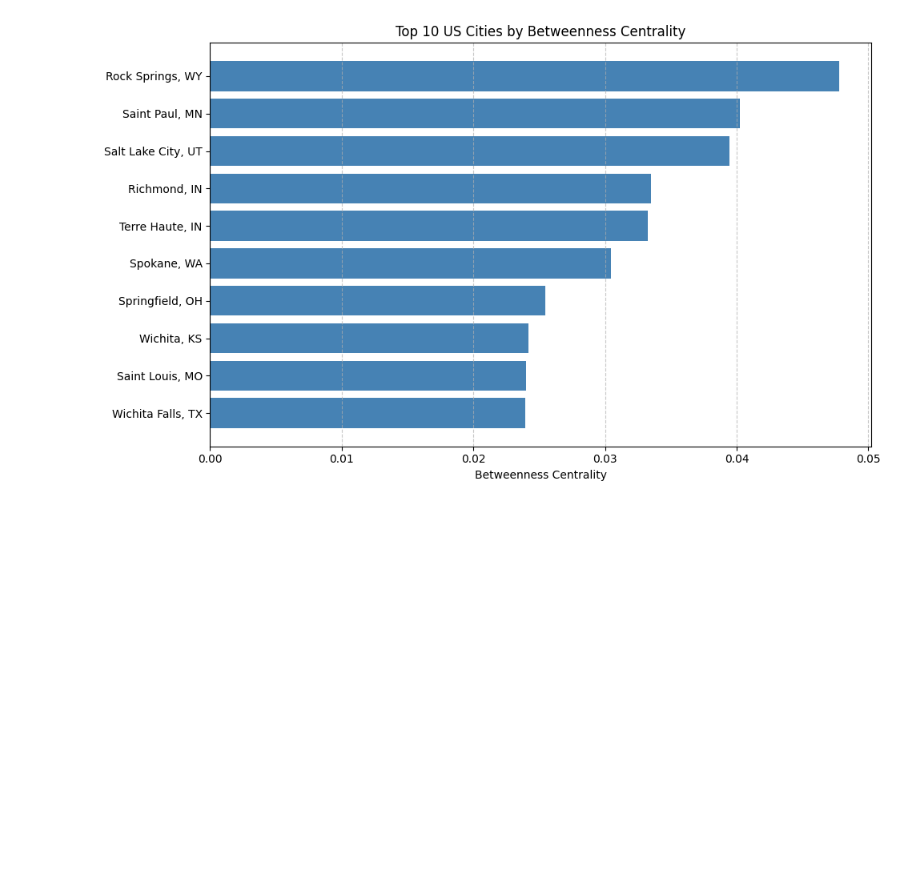
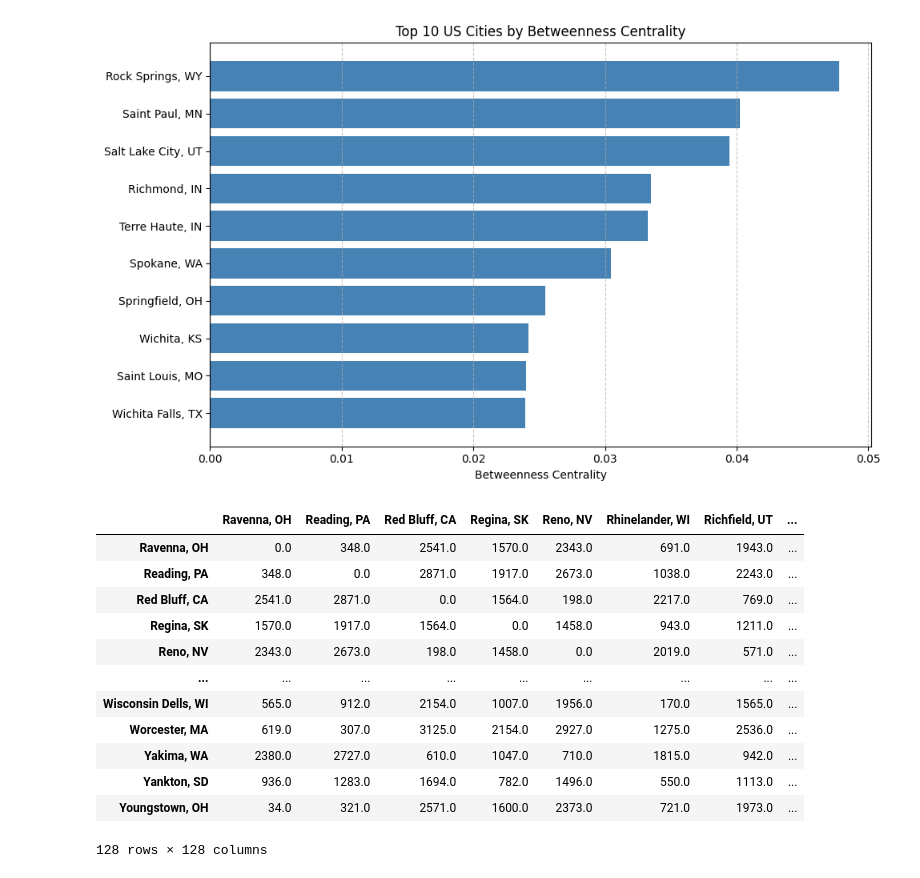
Before and after one commit to vuminhtue/MSDS7335_DeepLearning, a Jupyter notebook: HW2_Knuth_miles/code/knuth_miles_source.ipynb, the cells around one changed output. Cells and saved outputs as stored; diff of their text form; code cells hidden in the pictures; blank space fills up the shorter version.

```diff
--- a/HW2_Knuth_miles/code/knuth_miles_source.ipynb
+++ b/HW2_Knuth_miles/code/knuth_miles_source.ipynb
@@ -314,3 +331,19 @@ plt.grid(axis='x', linestyle='--', alpha=0.7)
 plt.show()
 # %% [output]
 [figure]
+# %%
+df_edges
+# %% [output]
+|  | Ravenna, OH | Reading, PA | Red Bluff, CA | Regina, SK | Reno, NV | Rhinelander, WI | Richfield, UT | ... |
+| Ravenna, OH | 0.0 | 348.0 | 2541.0 | 1570.0 | 2343.0 | 691.0 | 1943.0 | ... |
+| Reading, PA | 348.0 | 0.0 | 2871.0 | 1917.0 | 2673.0 | 1038.0 | 2243.0 | ... |
+| Red Bluff, CA | 2541.0 | 2871.0 | 0.0 | 1564.0 | 198.0 | 2217.0 | 769.0 | ... |
+| Regina, SK | 1570.0 | 1917.0 | 1564.0 | 0.0 | 1458.0 | 943.0 | 1211.0 | ... |
+| Reno, NV | 2343.0 | 2673.0 | 198.0 | 1458.0 | 0.0 | 2019.0 | 571.0 | ... |
+| ... | ... | ... | ... | ... | ... | ... | ... | ... |
+| Wisconsin Dells, WI | 565.0 | 912.0 | 2154.0 | 1007.0 | 1956.0 | 170.0 | 1565.0 | ... |
+| Worcester, MA | 619.0 | 307.0 | 3125.0 | 2154.0 | 2927.0 | 1275.0 | 2536.0 | ... |
+| Yakima, WA | 2380.0 | 2727.0 | 610.0 | 1047.0 | 710.0 | 1815.0 | 942.0 | ... |
+| Yankton, SD | 936.0 | 1283.0 | 1694.0 | 782.0 | 1496.0 | 550.0 | 1113.0 | ... |
+| Youngstown, OH | 34.0 | 321.0 | 2571.0 | 1600.0 | 2373.0 | 721.0 | 1973.0 | ... |
+128 rows × 128 columns
```
Also changed, not shown: parts of 5 cells of this notebook, 53 other files.
